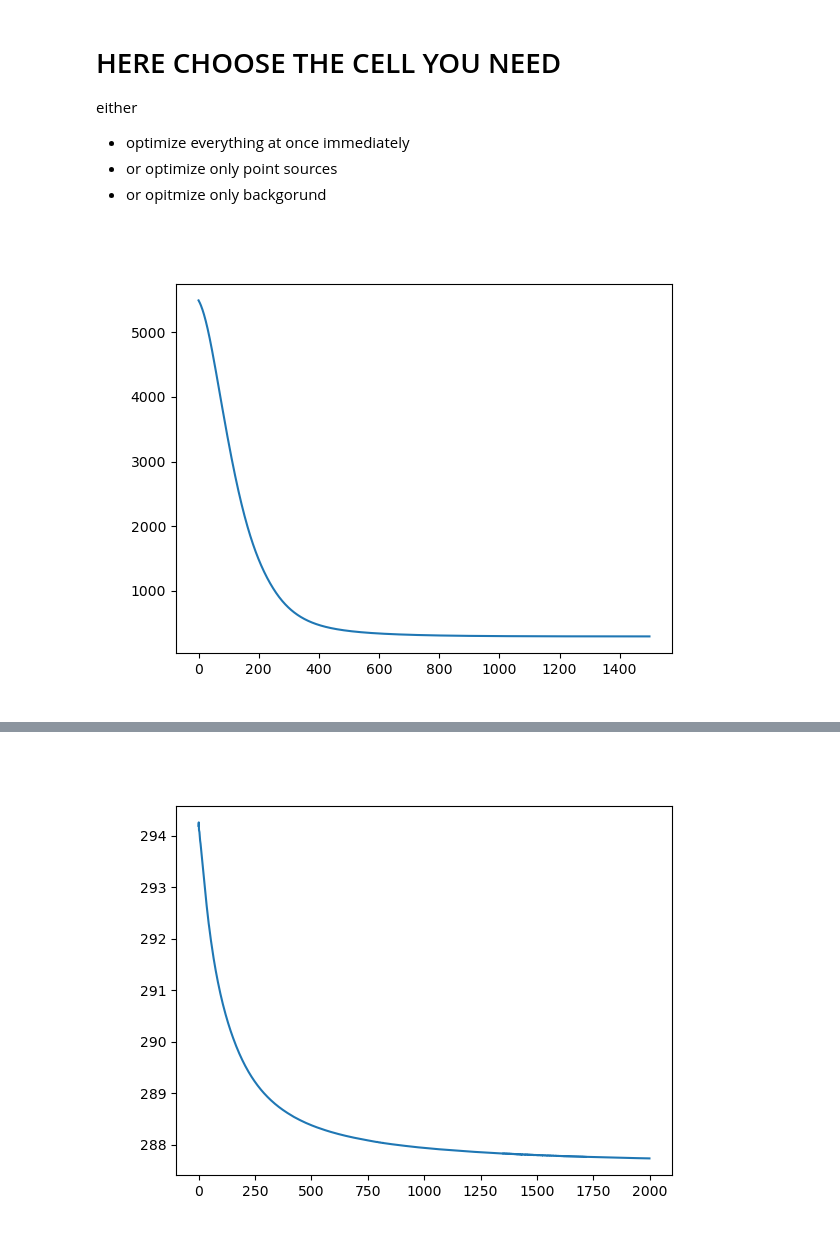
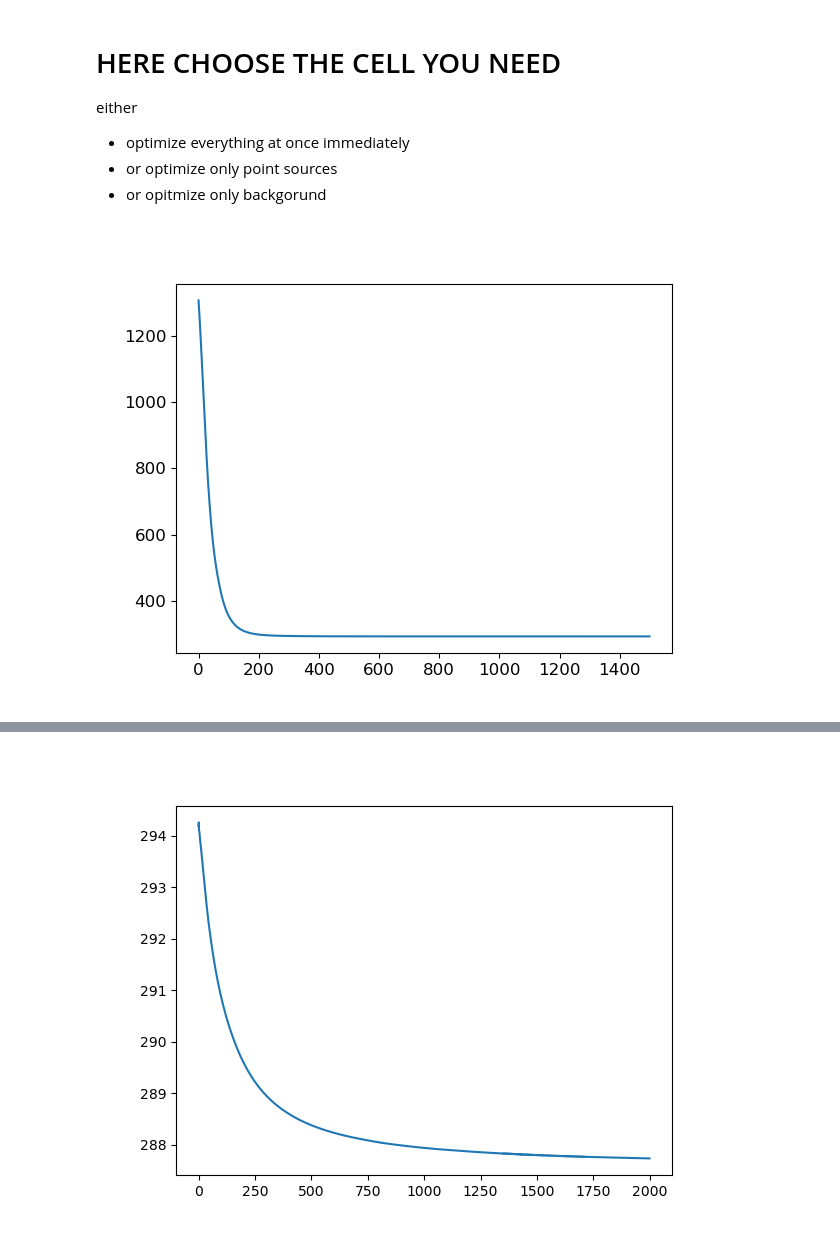
Before and after one commit to COSMOGRAIL/COSMOULINE, a Jupyter notebook: pipe/7a_deconv_lens/2_deconv.ipynb, the cells around one changed output, grey strips where cells are left out. Cells and saved outputs as stored; diff of their text form; code cells hidden in the pictures.

```diff
--- a/pipe/7a_deconv_lens/2_deconv.ipynb
+++ b/pipe/7a_deconv_lens/2_deconv.ipynb
@@ -235,7 +235,7 @@ off = (im_size-1) / 2. # removing im_size / 2 because starred has (0,0) = center
 initial_c_x = xs - off
 initial_c_y = ys - off
 initial_a = [15000., 16000., 16000., 9000.]
-initial_a = epochs*[e * 0.1 for e in initial_a]
+initial_a = epochs*[1.5 * e for e in initial_a]
 model, kwargs_init, kwargs_up, kwargs_down, kwargs_fixed = setup_model(data,
                                                                        noisemap**2,
                                                                        s,
@@ -277,35 +277,35 @@ kwargs_fixed = {
 
 parameters = ParametersDeconv(model,
                               kwargs_init=kwargs_init,
                               kwargs_fixed=kwargs_fixed,
                               kwargs_up=kwargs_up,
                               kwargs_down=kwargs_down)
 
 loss = Loss(data, model, parameters, noisemap**2,
             regularization_terms='l1_starlet',
             regularization_strength_scales=10.,
-            regularization_strength_hf=10., W=W)
+            regularization_strength_hf=10.)
 
 
 optim = Optimizer(loss, parameters, method='adabelief')
 
 
 optimiser_optax_option = {
                             'max_iterations':1500, 'min_iterations':None,
                             'init_learning_rate':4e-3, 'schedule_learning_rate':True,
                             'restart_from_init':True, 'stop_at_loss_increase':False,
                             'progress_bar':True, 'return_param_history':True
                           }
 
 best_fit, logL_best_fit, extra_fields, runtime = optim.minimize(**optimiser_optax_option)
 #best_fit, logL_best_fit, extra_fields, runtime = optim.minimize(maxiter=500)
 kwargs_partial = deepcopy(parameters.best_fit_values(as_kwargs=True))
 
 plt.figure()
 plt.plot(extra_fields['loss_history'])
 plt.show()
 # %% [output]
-[figure, old version]
+[figure, new version]
 # %%
 # Background tunning
 
```
Also changed, not shown: parts of 6 cells of this notebook, 3 other files.
